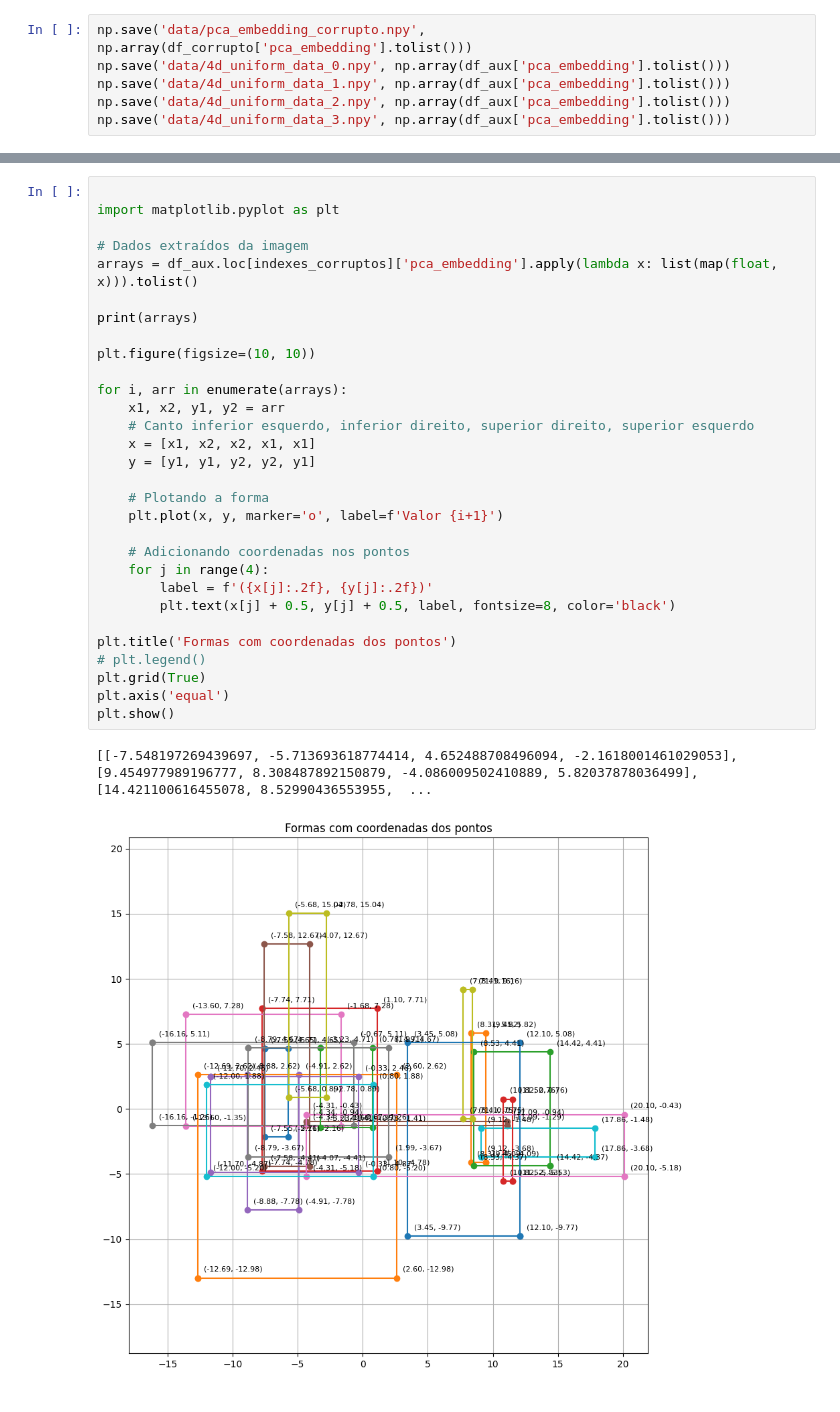
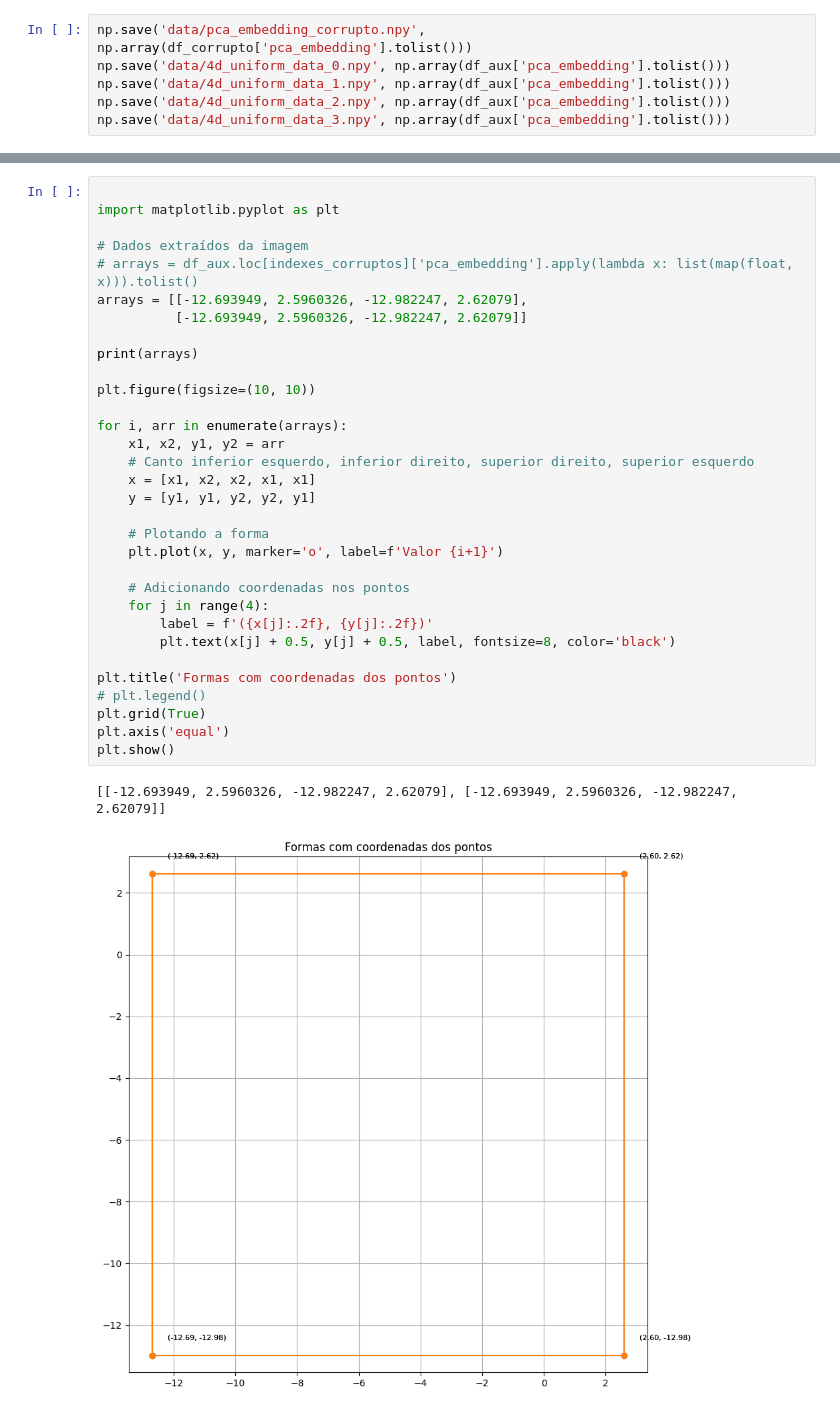
Before and after one commit to GuilhermeWaldschmidtPereira/LISA, a Jupyter notebook: 4d_uniform/main2.ipynb, the cells around one changed output, grey strips where cells are left out. Saved outputs shown, nothing was run; the diff lists cells and outputs as text.

```diff
--- a/4d_uniform/main2.ipynb
+++ b/4d_uniform/main2.ipynb
@@ -251,36 +262,38 @@ df_aux.loc[indexes_corruptos]
 # %%
 
 import matplotlib.pyplot as plt
 
 # Dados extraídos da imagem
-arrays = df_aux.loc[indexes_corruptos]['pca_embedding'].apply(lambda x: list(map(float, x))).tolist()
+# arrays = df_aux.loc[indexes_corruptos]['pca_embedding'].apply(lambda x: list(map(float, x))).tolist()
+arrays = [[-12.693949, 2.5960326, -12.982247, 2.62079],
+          [-12.693949, 2.5960326, -12.982247, 2.62079]]
 
 print(arrays)
 
 plt.figure(figsize=(10, 10))
 
 for i, arr in enumerate(arrays):
     x1, x2, y1, y2 = arr
     # Canto inferior esquerdo, inferior direito, superior direito, superior esquerdo
     x = [x1, x2, x2, x1, x1]
     y = [y1, y1, y2, y2, y1]
 
     # Plotando a forma
     plt.plot(x, y, marker='o', label=f'Valor {i+1}')
 
     # Adicionando coordenadas nos pontos
     for j in range(4):
         label = f'({x[j]:.2f}, {y[j]:.2f})'
         plt.text(x[j] + 0.5, y[j] + 0.5, label, fontsize=8, color='black')
 
 plt.title('Formas com coordenadas dos pontos')
 # plt.legend()
 plt.grid(True)
 plt.axis('equal')
 plt.show()
 # %% [output]
-[[-7.548197269439697, -5.713693618774414, 4.652488708496094, -2.1618001461029053], [9.454977989196777, 8.308487892150879, -4.086009502410889, 5.82037878036499], [14.421100616455078, 8.52990436553955,  ...
+[[-12.693949, 2.5960326, -12.982247, 2.62079], [-12.693949, 2.5960326, -12.982247, 2.62079]]
-[figure, old version]
+[figure, new version]
 # %%
 
 import matplotlib.pyplot as plt
```
Also changed, not shown: parts of 10 cells of this notebook, 31 other files.
